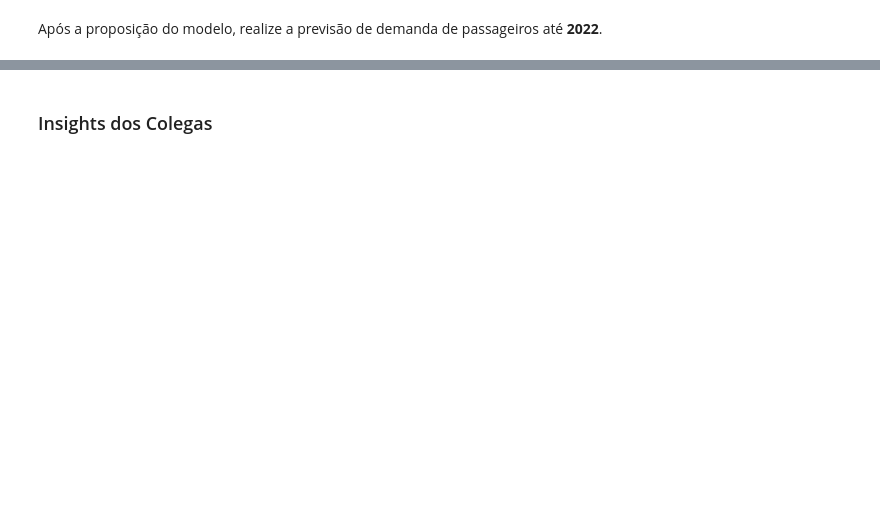
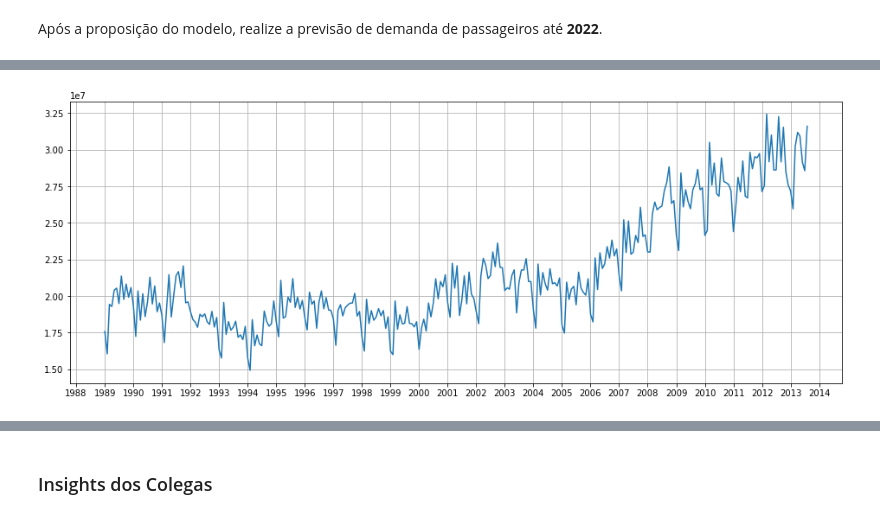
Before and after one commit to jonhbl/i2a2-desafio4, a Jupyter notebook: Desafio_4.ipynb, the cells around one changed output, grey strips where cells are left out. Drawn from its saved outputs; the diff is of its cells as text; code cells hidden in the pictures; blank space fills up the shorter version.

```diff
--- a/Desafio_4.ipynb
+++ b/Desafio_4.ipynb
@@ -40,0 +67,3 @@ Após a proposição do modelo, realize a previsão de demanda de passageiros at
+# %%
+x = dados['Data']
+y = dados['Total']
@@ -40,0 +72,10 @@ Após a proposição do modelo, realize a previsão de demanda de passageiros at
+# %%
+plt.figure(figsize=(16,6))
+plt.plot(x, y)
+plt.grid()
+ax = plt.gca()
+ax.xaxis.set_major_locator(mdates.YearLocator(1))
+ax.xaxis.set_major_formatter(mdates.DateFormatter('%Y'))
+plt.show()
+# %% [output]
+[figure, added]
```
Also changed, not shown: parts of 28 cells of this notebook, 13 other files.
